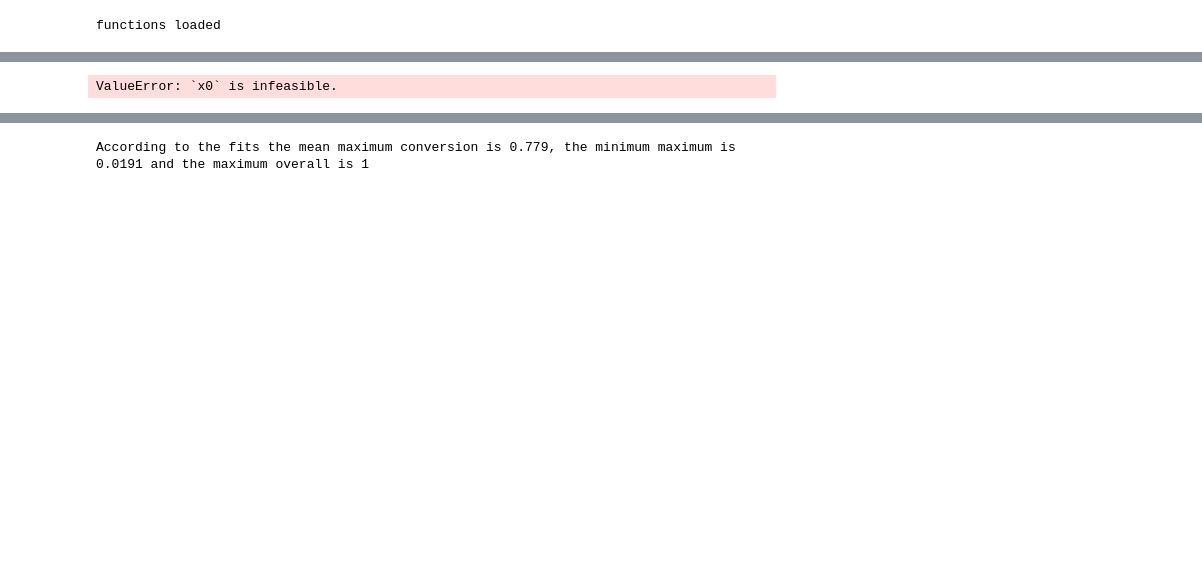
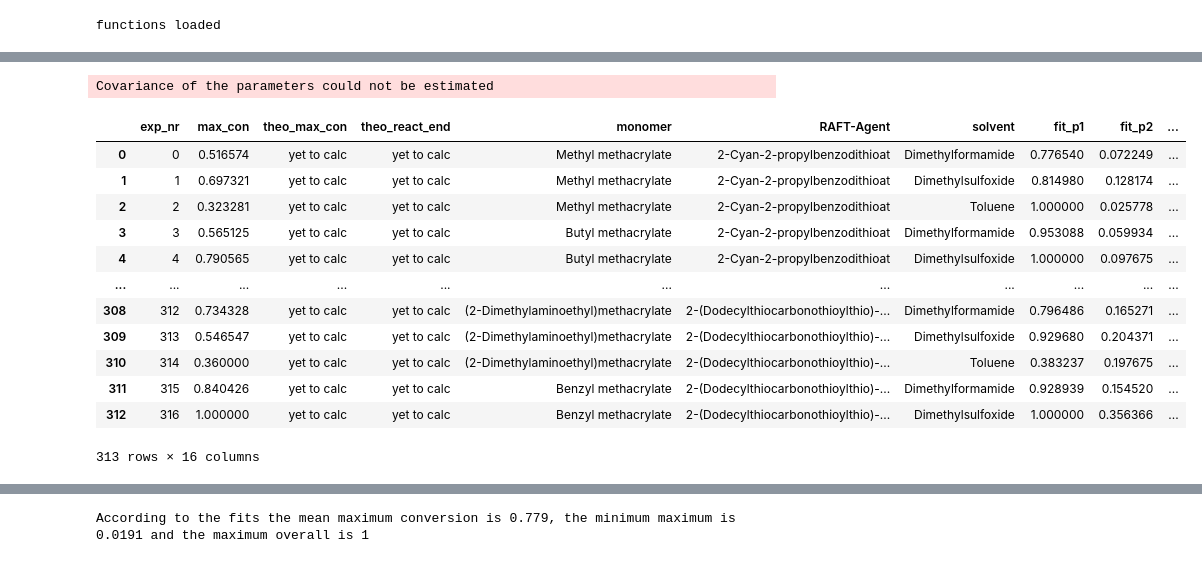
Before and after one commit to Bizbalt/RAFT-knowledgebase, a Jupyter notebook: sort_RAFT_table/dataset_analysis.ipynb, the cells around one changed output, grey strips where cells are left out. Drawn from its saved outputs; the diff is of its cells as text; code cells hidden in the pictures; blank space fills up the shorter version.

Commit message:
:construction: elucidate discrepancy between conversion, Mn, Mw respectively over time

```diff
--- a/sort_RAFT_table/dataset_analysis.ipynb
+++ b/sort_RAFT_table/dataset_analysis.ipynb
@@ -312,10 +316,10 @@ def fit_and_exclude_outliers(x, y, fit_func, p0, bounds, nan_policy="omit", iter
 # ToDo: this is exclusively for conversion yet, adding Mn, Mw support later
 for idx, kinetic_curve in enumerate(kinetic_curves):
     # first make sure the datapoints are in the right format and not sometimes int sometimes float
+    xdata = np.array(kinetic_curve["time"].values, dtype=float)
     ydata_conv = np.array(kinetic_curve["conversion"].values, dtype=float)
     ydata_Mn = np.array(kinetic_curve["Mn"].values, dtype=float)/100000 # make it more comparable to conversion
     ydata_Mw = np.array(kinetic_curve["Mw"].values, dtype=float)/100000
-    xdata = np.array(kinetic_curve["time"].values, dtype=float)
 
 
     # fitting section for conversion
@@ -324,7 +328,7 @@ for idx, kinetic_curve in enumerate(kinetic_curves):
     # l_fit = fit_and_exclude_outliers(x=xdata, y=ydata, fit_func=linear_growth, p0=[max(ydata)/7], bounds=([0], [np.inf]))
 
     popt, pcov = ng_fit["p_opt"], ng_fit["p_cov"]
-    conv_time_data = np.array([ng_fit["y"], ng_fit["x"]])
+    conv_time_data = np.array([ng_fit["x"], ng_fit["y"]])
     squared_error = ng_fit["sq_err"]
 
     # fitting section for Mn
@@ -332,43 +336,57 @@ for idx, kinetic_curve in enumerate(kinetic_curves):
     ng_fit_Mn = fit_and_exclude_outliers(x=xdata, y=ydata_Mn, fit_func=neg_growth_abscissae, p0=p_initial, bounds=([0, -np.inf, -np.inf], [1, np.inf, np.inf]))
 
     popt_Mn, pcov_Mn = ng_fit_Mn["p_opt"], ng_fit_Mn["p_cov"]
-    Mn_time_data = np.array([ng_fit_Mn["y"], ng_fit_Mn["x"]])
+    Mn_time_data = np.array([ng_fit_Mn["x"], ng_fit_Mn["y"]])
     squared_error_Mn = ng_fit_Mn["sq_err"]
 
     # fitting section for Mw
     ng_fit_Mw = fit_and_exclude_outliers(x=xdata, y=ydata_Mw, fit_func=neg_growth_abscissae, p0=p_initial, bounds=([0, -np.inf, -np.inf], [1, np.inf, np.inf]))
 
     popt_Mw, pcov_Mw = ng_fit_Mw["p_opt"], ng_fit_Mw["p_cov"]
-    Mw_time_data = np.array([ng_fit_Mw["y"], ng_fit_Mw["x"]])
+    Mw_time_data = np.array([ng_fit_Mw["x"],ng_fit_Mw["y"]])
     squared_error_Mw = ng_fit_Mw["sq_err"]
 
 
     new_row = pd.DataFrame({"exp_nr":kinetic_curve["exp_nr"].iloc[1], "max_con":max(ydata_conv),
                         "theo_max_con":"yet to calc", "theo_react_end":"yet to calc",
                             "monomer":kinetic_curve["monomer"].iloc[1], "RAFT-Agent":kinetic_curve["RAFT-Agent"].iloc[1],
                             "solvent":kinetic_curve["solvent"].iloc[1],
                             "fit_p1":[popt[0]],"fit_p2":[popt[1]],
                             "p1_variance":[pcov[0][0]],"p1_p2_covariance":[pcov[0][1]],"p2_variance":[pcov[1][1]],
-                            "squared_error":squared_error, "conv/time_data":conv_time_data})
+                            "squared_error":squared_error, "conv/time_data":[conv_time_data],
+                            "Mn/time_data":[Mn_time_data], "Mw/time_data":[Mw_time_data]})
     kinetics_df = pd.concat([kinetics_df, new_row])
 
 ''' comment out here if plot is needed.
     marker_dict = dict(color=colors[idx%len(colors)]) # set same colors per kinetic
     fig.add_scatter(x=xdata, y=ydata, mode="lines+markers", opacity=1, name=kinetic_curve["exp_nr"].iloc[1], marker=marker_dict)
     add_fits_to_plot(neg_growth, neg_growth_derivative, popt, marker_dict)
 
 fig.update_layout(
     yaxis=dict(
         range=[-0.1,1]
     ),
 
 )
 fig.show()
 # '''
 
 kinetics_df.reset_index(drop=True, inplace=True)
 kinetics_df.drop(axis="index", index=kinetics_df[kinetics_df["max_con"] <= 0].index, inplace=True)
 kinetics_df.reset_index(drop=True, inplace=True)
 kinetics_df
 # %% [output]
-ValueError: `x0` is infeasible.
+Covariance of the parameters could not be estimated
+|  | exp_nr | max_con | theo_max_con | theo_react_end | monomer | RAFT-Agent | solvent | fit_p1 | fit_p2 | ... |
+| 0 | 0 | 0.516574 | yet to calc | yet to calc | Methyl methacrylate | 2-Cyan-2-propylbenzodithioat | Dimethylformamide | 0.776540 | 0.072249 | ... |
+| 1 | 1 | 0.697321 | yet to calc | yet to calc | Methyl methacrylate | 2-Cyan-2-propylbenzodithioat | Dimethylsulfoxide | 0.814980 | 0.128174 | ... |
+| 2 | 2 | 0.323281 | yet to calc | yet to calc | Methyl methacrylate | 2-Cyan-2-propylbenzodithioat | Toluene | 1.000000 | 0.025778 | ... |
+| 3 | 3 | 0.565125 | yet to calc | yet to calc | Butyl methacrylate | 2-Cyan-2-propylbenzodithioat | Dimethylformamide | 0.953088 | 0.059934 | ... |
+| 4 | 4 | 0.790565 | yet to calc | yet to calc | Butyl methacrylate | 2-Cyan-2-propylbenzodithioat | Dimethylsulfoxide | 1.000000 | 0.097675 | ... |
+| ... | ... | ... | ... | ... | ... | ... | ... | ... | ... | ... |
+| 308 | 312 | 0.734328 | yet to calc | yet to calc | (2-Dimethylaminoethyl)methacrylate | 2-(Dodecylthiocarbonothioylthio)-... | Dimethylformamide | 0.796486 | 0.165271 | ... |
+| 309 | 313 | 0.546547 | yet to calc | yet to calc | (2-Dimethylaminoethyl)methacrylate | 2-(Dodecylthiocarbonothioylthio)-... | Dimethylsulfoxide | 0.929680 | 0.204371 | ... |
+| 310 | 314 | 0.360000 | yet to calc | yet to calc | (2-Dimethylaminoethyl)methacrylate | 2-(Dodecylthiocarbonothioylthio)-... | Toluene | 0.383237 | 0.197675 | ... |
+| 311 | 315 | 0.840426 | yet to calc | yet to calc | Benzyl methacrylate | 2-(Dodecylthiocarbonothioylthio)-... | Dimethylformamide | 0.928939 | 0.154520 | ... |
+| 312 | 316 | 1.000000 | yet to calc | yet to calc | Benzyl methacrylate | 2-(Dodecylthiocarbonothioylthio)-... | Dimethylsulfoxide | 1.000000 | 0.356366 | ... |
+313 rows × 16 columns
```
Also changed, not shown: parts of 3 cells of this notebook.
